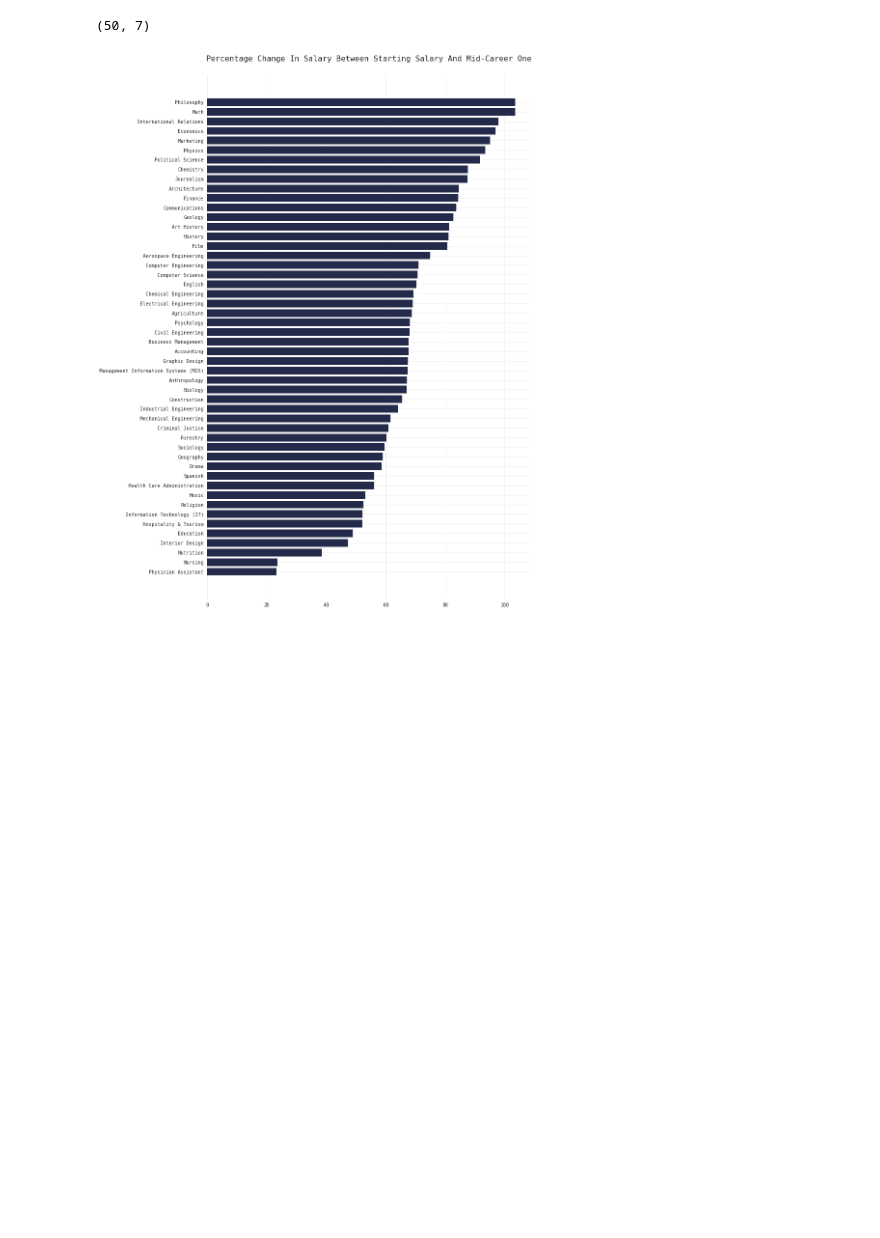
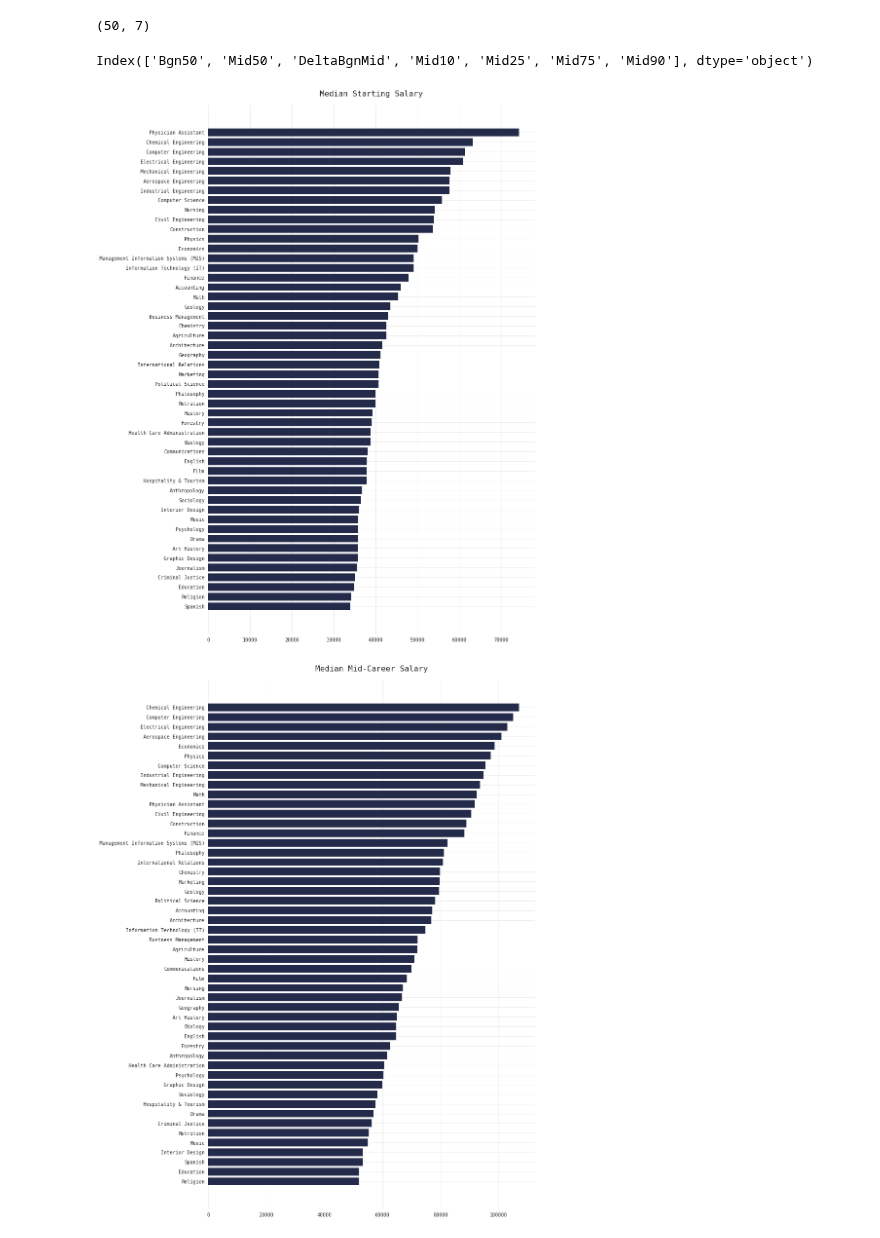
Before and after one commit to qu4ku/datasets-analysis, a Jupyter notebook: 002-collage-salaries.ipynb, the cells around one changed output. Drawn from its saved outputs; the diff is of its cells as text; code cells hidden in the pictures; blank space fills up the shorter version.

Commit message:
salary

```diff
--- a/002-collage-salaries.ipynb
+++ b/002-collage-salaries.ipynb
@@ -75,11 +75,27 @@ df.head(2)
 df.shape
 # %% [output]
 (50, 7)
-# %%
-delta_df = df.DeltaBgnMid.sort_values()
-plt.figure(figsize=(12, 20))
-plt.barh(range(delta_df.shape[0]), delta_df.values, color=MC)
-plt.yticks(range(delta_df.shape[0]), delta_df.index);
-plt.title('Percentage change in salary between starting salary and Mid-Career one'.title(), y=1.02);
-# %% [output]
-[figure, removed]
+# %%
+df.columns
+# %% [output]
+Index(['Bgn50', 'Mid50', 'DeltaBgnMid', 'Mid10', 'Mid25', 'Mid75', 'Mid90'], dtype='object')
+# %%
+title_dict = {
+    'Bgn50': 'Median Starting Salary',
+    'Mid50': 'Median Mid-Career Salary',
+    'DeltaBgnMid': 'Percentage Change In Begining And Mid-Career Salary',
+    'Mid10': '10th Percentile of Mid-Career Salary',
+    'Mid25': '25th Percentile of Mid-Career Salary',
+    'Mid75': '75th Percentile of Mid-Career Salary',
+    'Mid90': '90th Percentile of Mid-Career Salary',
+}
+
+for col in df.columns:
+    temp_df = df[col].sort_values()
+    plt.figure(figsize=(12, 20))
+    plt.barh(range(temp_df.shape[0]), temp_df.values, color=MC)
+    plt.yticks(range(temp_df.shape[0]), temp_df.index);
+    plt.title(title_dict[col], y=1.01);
+# %% [output]
+[figure, added]
+[figure, added]
```
Also changed, not shown: parts of 3 cells of this notebook.
